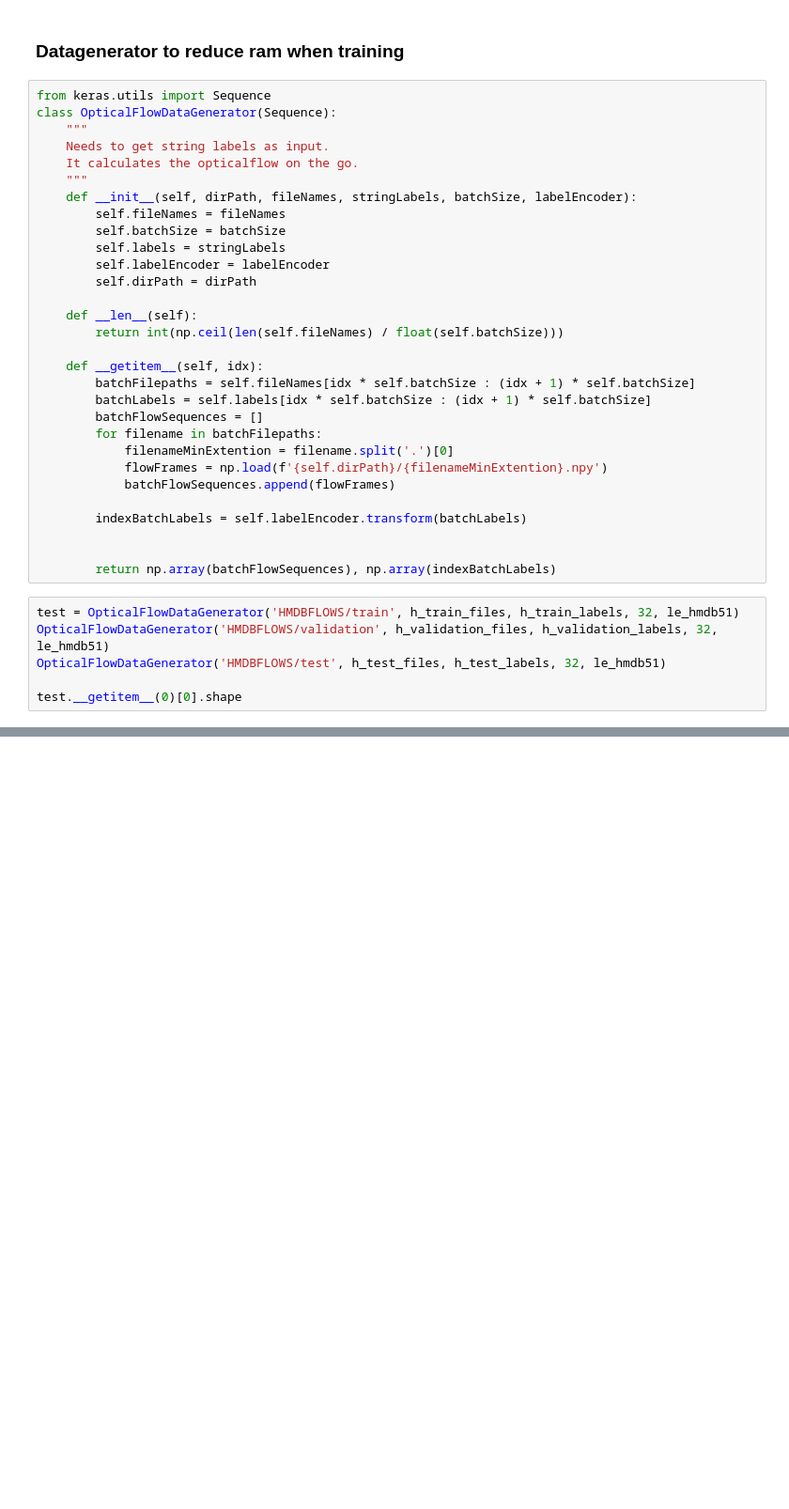
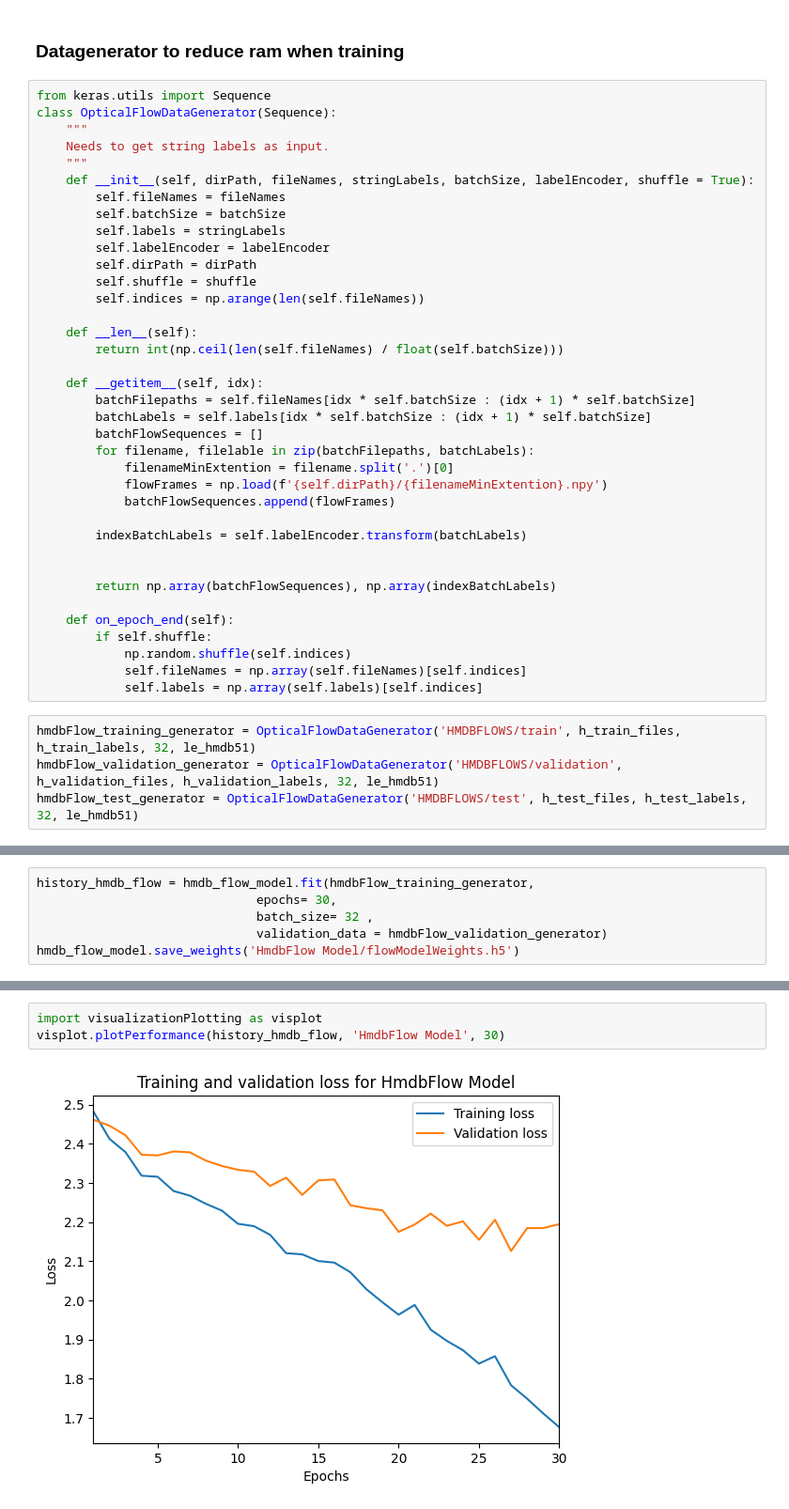
Before and after one commit to MeneerPluk/MCVAssignment5, a Jupyter notebook: Assignment_5.ipynb, the cells around one changed output, grey strips where cells are left out. Shown at 94% size. Saved outputs shown, nothing was run; the diff lists cells and outputs as text; blank space fills up the shorter version.

```diff
--- a/Assignment_5.ipynb
+++ b/Assignment_5.ipynb
@@ -484,14 +520,15 @@ from keras.utils import Sequence
 class OpticalFlowDataGenerator(Sequence):
     """
     Needs to get string labels as input.
-    It calculates the opticalflow on the go.
     """
-    def __init__(self, dirPath, fileNames, stringLabels, batchSize, labelEncoder):
+    def __init__(self, dirPath, fileNames, stringLabels, batchSize, labelEncoder, shuffle = True):
         self.fileNames = fileNames
         self.batchSize = batchSize
         self.labels = stringLabels
         self.labelEncoder = labelEncoder
         self.dirPath = dirPath
+        self.shuffle = shuffle
+        self.indices = np.arange(len(self.fileNames))
 
     def __len__(self):
         return int(np.ceil(len(self.fileNames) / float(self.batchSize)))
@@ -500,7 +537,7 @@ class OpticalFlowDataGenerator(Sequence):
         batchFilepaths = self.fileNames[idx * self.batchSize : (idx + 1) * self.batchSize]
         batchLabels = self.labels[idx * self.batchSize : (idx + 1) * self.batchSize]
         batchFlowSequences = []
-        for filename in batchFilepaths:
+        for filename, filelable in zip(batchFilepaths, batchLabels):
             filenameMinExtention = filename.split('.')[0]
             flowFrames = np.load(f'{self.dirPath}/{filenameMinExtention}.npy')
             batchFlowSequences.append(flowFrames)
@@ -509,9 +546,13 @@ class OpticalFlowDataGenerator(Sequence):
 
 
         return np.array(batchFlowSequences), np.array(indexBatchLabels)
+
+    def on_epoch_end(self):
+        if self.shuffle:
+            np.random.shuffle(self.indices)
+            self.fileNames = np.array(self.fileNames)[self.indices]
+            self.labels = np.array(self.labels)[self.indices]
 # %%
-test = OpticalFlowDataGenerator('HMDBFLOWS/train', h_train_files, h_train_labels, 32, le_hmdb51)
-OpticalFlowDataGenerator('HMDBFLOWS/validation', h_validation_files, h_validation_labels, 32, le_hmdb51)
-OpticalFlowDataGenerator('HMDBFLOWS/test', h_test_files, h_test_labels, 32, le_hmdb51)
-
-test.__getitem__(0)[0].shape
+hmdbFlow_training_generator = OpticalFlowDataGenerator('HMDBFLOWS/train', h_train_files, h_train_labels, 32, le_hmdb51)
+hmdbFlow_validation_generator = OpticalFlowDataGenerator('HMDBFLOWS/validation', h_validation_files, h_validation_labels, 32, le_hmdb51)
+hmdbFlow_test_generator = OpticalFlowDataGenerator('HMDBFLOWS/test', h_test_files, h_test_labels, 32, le_hmdb51)
@@ -519,0 +623,6 @@ test.__getitem__(0)[0].shape
+# %%
+history_hmdb_flow = hmdb_flow_model.fit(hmdbFlow_training_generator,
+                              epochs= 30,
+                              batch_size= 32 ,
+                              validation_data = hmdbFlow_validation_generator)
+hmdb_flow_model.save_weights('HmdbFlow Model/flowModelWeights.h5')
@@ -519,0 +647,5 @@ test.__getitem__(0)[0].shape
+# %%
+import visualizationPlotting as visplot
+visplot.plotPerformance(history_hmdb_flow, 'HmdbFlow Model', 30)
+# %% [output]
+[figure, added]
```
Also changed, not shown: parts of 23 cells of this notebook, 6 other files.
